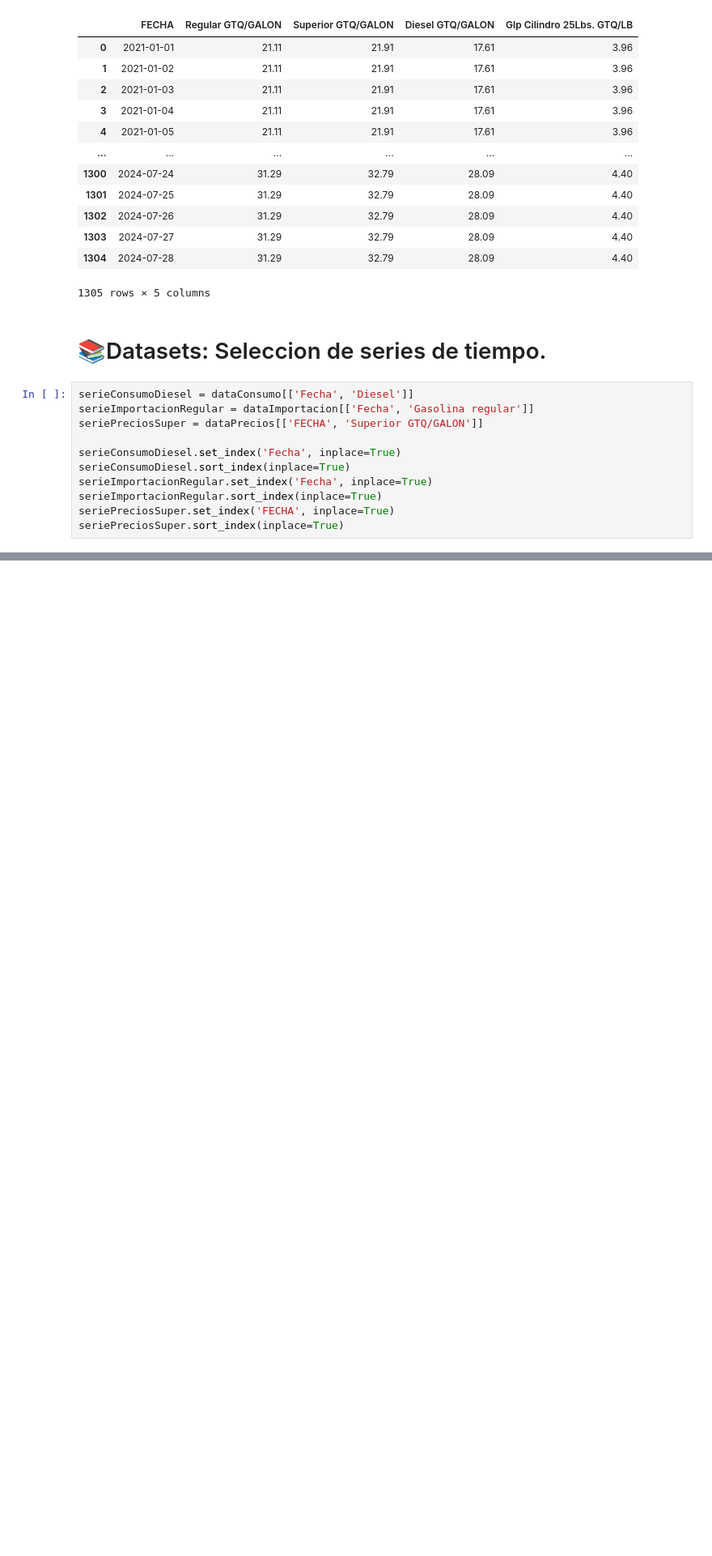
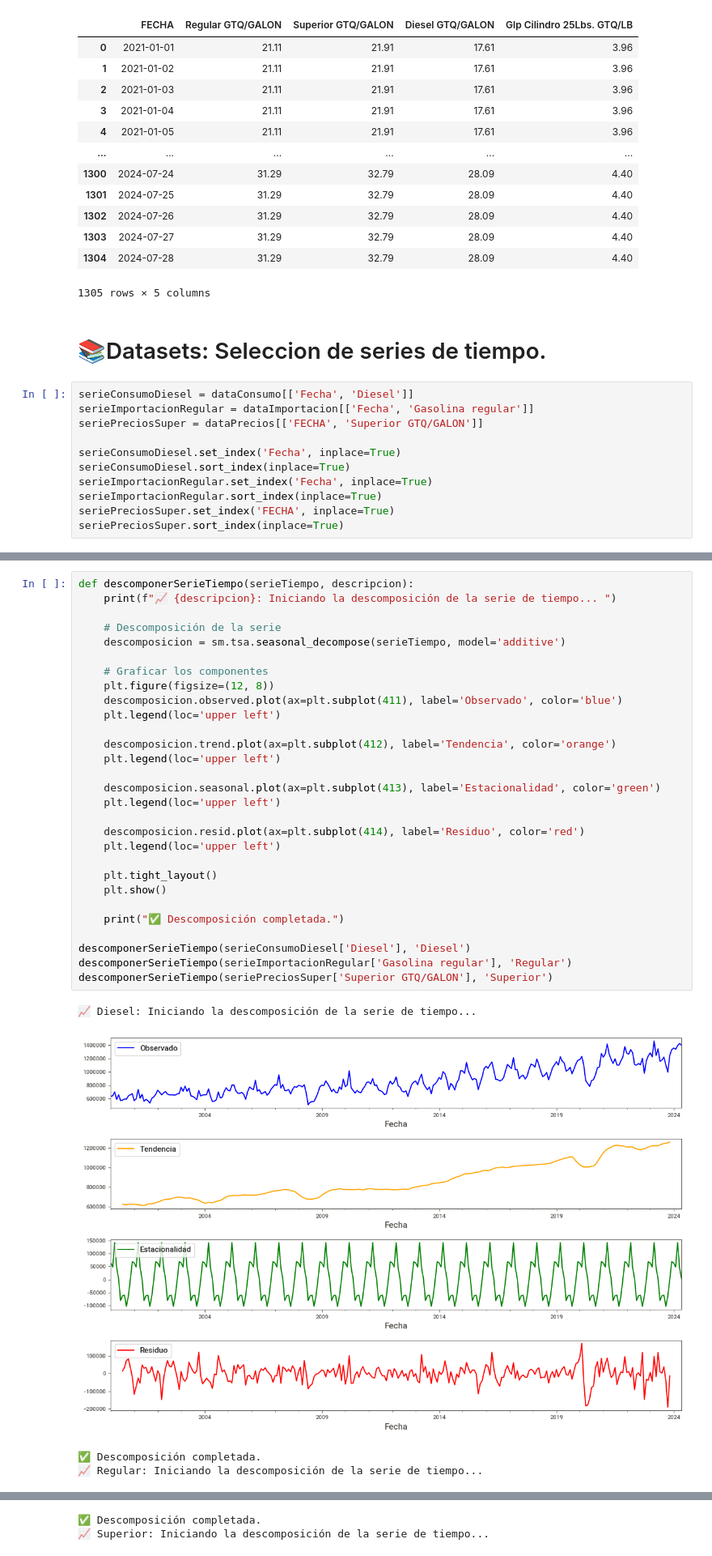
Before and after one commit to Dahernandezsilve/Lab02_Data-Science, a Jupyter notebook: Lab02.ipynb, the cells around one changed output, grey strips where cells are left out. Shown at 81% size. Cells and saved outputs as stored; diff of their text form; blank space fills up the shorter version.

```diff
--- a/Lab02.ipynb
+++ b/Lab02.ipynb
@@ -356,3 +401,37 @@ plotTimeSeries(serieConsumoDiesel, serieImportacionRegular, seriePreciosSuper)
 🟢 Graficando Precios Super...
 [figure]
 ✅ Gráfica de Precios Super completada.
+# %%
+def descomponerSerieTiempo(serieTiempo, descripcion):
+    print(f"📈 {descripcion}: Iniciando la descomposición de la serie de tiempo... ")
+
+    # Descomposición de la serie
+    descomposicion = sm.tsa.seasonal_decompose(serieTiempo, model='additive')
+
+    # Graficar los componentes
+    plt.figure(figsize=(12, 8))
+    descomposicion.observed.plot(ax=plt.subplot(411), label='Observado', color='blue')
+    plt.legend(loc='upper left')
+
+    descomposicion.trend.plot(ax=plt.subplot(412), label='Tendencia', color='orange')
+    plt.legend(loc='upper left')
+
+    descomposicion.seasonal.plot(ax=plt.subplot(413), label='Estacionalidad', color='green')
+    plt.legend(loc='upper left')
+
+    descomposicion.resid.plot(ax=plt.subplot(414), label='Residuo', color='red')
+    plt.legend(loc='upper left')
+
+    plt.tight_layout()
+    plt.show()
+
+    print("✅ Descomposición completada.")
+
+descomponerSerieTiempo(serieConsumoDiesel['Diesel'], 'Diesel')
+descomponerSerieTiempo(serieImportacionRegular['Gasolina regular'], 'Regular')
+descomponerSerieTiempo(seriePreciosSuper['Superior GTQ/GALON'], 'Superior')
+# %% [output]
+📈 Diesel: Iniciando la descomposición de la serie de tiempo...
+[figure, added]
+✅ Descomposición completada.
+📈 Regular: Iniciando la descomposición de la serie de tiempo...
@@ -358,0 +439,2 @@ plotTimeSeries(serieConsumoDiesel, serieImportacionRegular, seriePreciosSuper)
+✅ Descomposición completada.
+📈 Superior: Iniciando la descomposición de la serie de tiempo...
```
Also changed, not shown: parts of 12 cells of this notebook, 1 other file.
